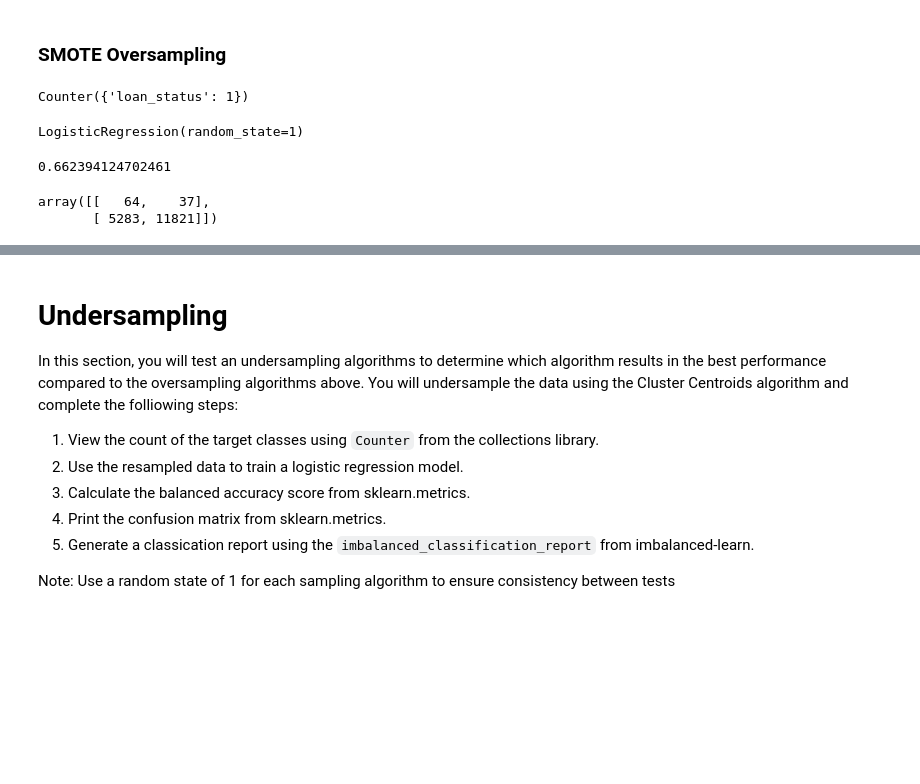
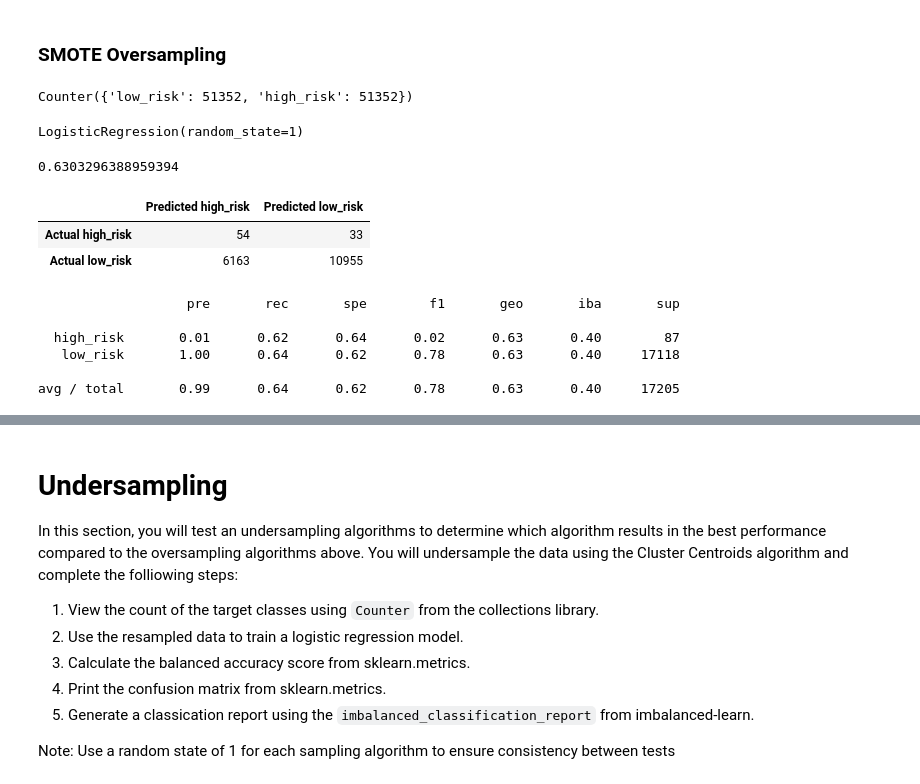
Before and after one commit to archinarula/Credit_Risk_Analysis, a Jupyter notebook: credit_risk_resampling.ipynb, the cells around one changed output, grey strips where cells are left out. Drawn from its saved outputs; the diff is of its cells as text; code cells hidden in the pictures; blank space fills up the shorter version.

```diff
--- a/credit_risk_resampling.ipynb
+++ b/credit_risk_resampling.ipynb
@@ -206,21 +206,49 @@ avg / total       0.99      0.67      0.66      0.80      0.66      0.44     172
 # %%
 # Resample the training data with SMOTE
 # YOUR CODE HERE
+from imblearn.over_sampling import SMOTE
+# Instantiate the model
+smote = SMOTE(random_state=1)
+# Resample the targets
+X_resampled, y_resampled = smote.fit_resample(X_train, y_train)
+Counter(y_resampled)
 # %% [output]
-Counter({'loan_status': 1})
+Counter({'low_risk': 51352, 'high_risk': 51352})
 # %%
 # Train the Logistic Regression model using the resampled data
 # YOUR CODE HERE
+logreg.fit(X_resampled, y_resampled)
 # %% [output]
 LogisticRegression(random_state=1)
 # %%
 # Calculated the balanced accuracy score
 # YOUR CODE HERE
+y_pred = logreg.predict(X_test)
+balanced_accuracy_score(y_test, y_pred)
 # %% [output]
-0.662394124702461
+0.6303296388959394
+# %%
+# Display the confusion matrix
+# YOUR CODE HERE
+# Calculating the confusion matrix
+cm = confusion_matrix(y_test, y_pred)
+
+# Create a DataFrame from the confusion matrix.
+cm_df = pd.DataFrame(
+    cm, index=["Actual high_risk", "Actual low_risk"], columns=["Predicted high_risk", "Predicted low_risk"])
+cm_df
+# %% [output]
+|  | Predicted high_risk | Predicted low_risk |
+| Actual high_risk | 54 | 33 |
+| Actual low_risk | 6163 | 10955 |
 # %%
-# Display the confusion matrix
+# Print the imbalanced classification report
 # YOUR CODE HERE
+print(classification_report_imbalanced(y_test, y_pred))
 # %% [output]
-array([[   64,    37],
-       [ 5283, 11821]])
+                   pre       rec       spe        f1       geo       iba       sup
+
+  high_risk       0.01      0.62      0.64      0.02      0.63      0.40        87
+   low_risk       1.00      0.64      0.62      0.78      0.63      0.40     17118
+
+avg / total       0.99      0.64      0.62      0.78      0.63      0.40     17205
```
Also changed, not shown: parts of 13 cells of this notebook, 1 other file.
